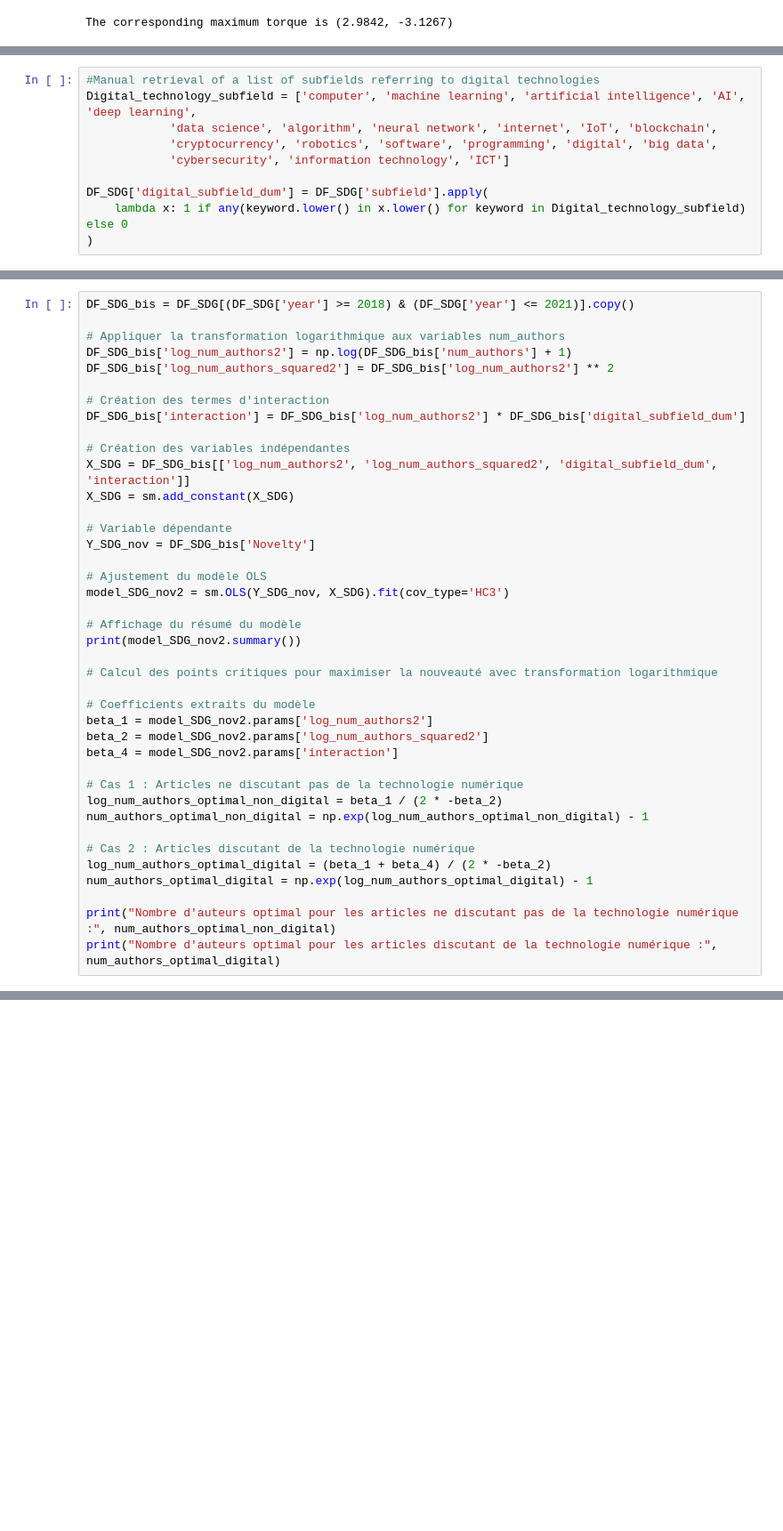
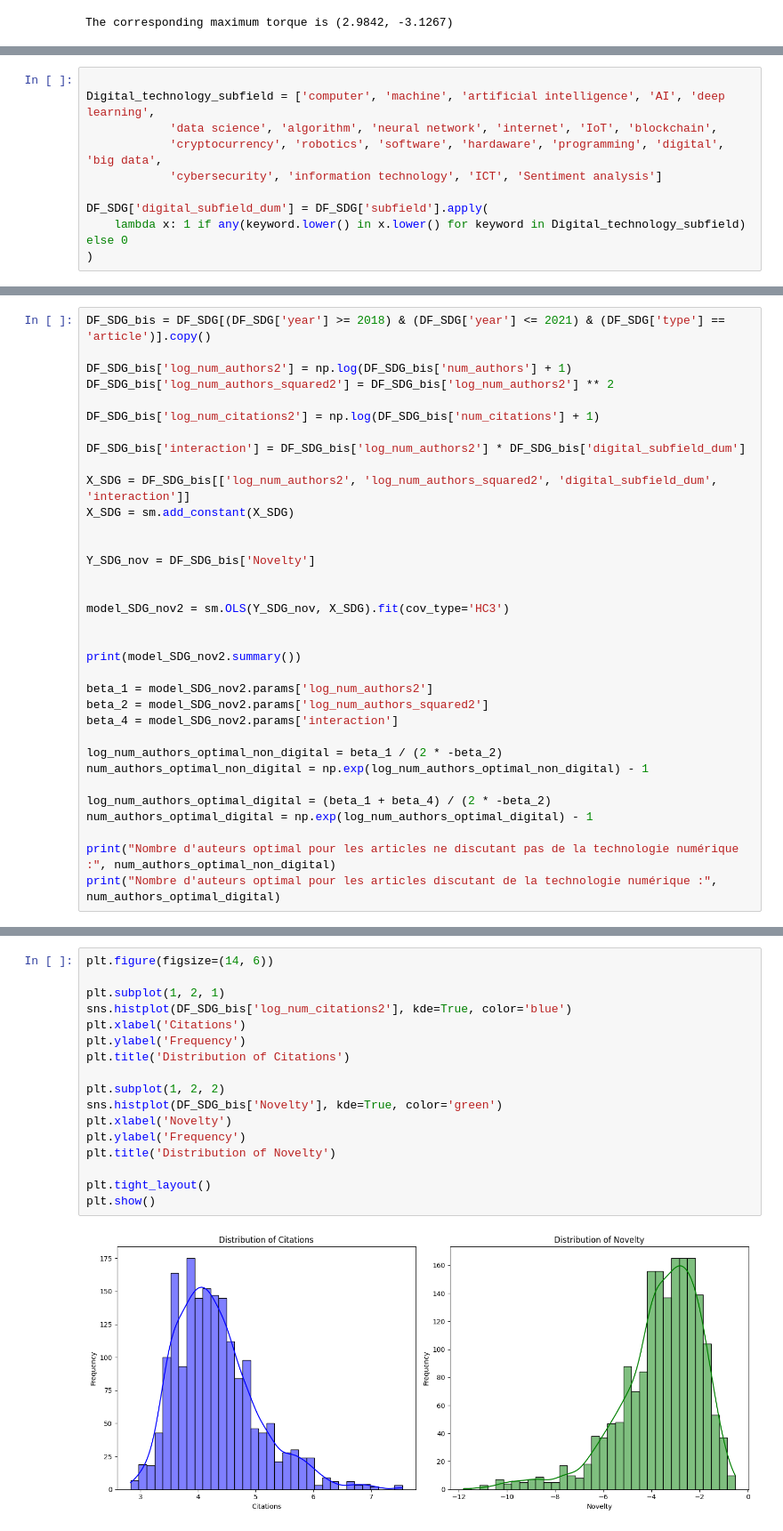
Before and after one commit to valentinb67/Master-s-thesis-2-A-scientometric-approach-to-determine-the-effect-of-group-size-on-novelty, a Jupyter notebook: Statistics.ipynb, the cells around one changed output, grey strips where cells are left out. Shown at 89% size. Cells and saved outputs as stored; diff of their text form; blank space fills up the shorter version.

```diff
--- a/Statistics.ipynb
+++ b/Statistics.ipynb
@@ -484,9 +435,9 @@ for institution in unique_univ_SDG:
 # %%
-#Manual retrieval of a list of subfields referring to digital technologies
-Digital_technology_subfield = ['computer', 'machine learning', 'artificial intelligence', 'AI', 'deep learning',
+
+Digital_technology_subfield = ['computer', 'machine', 'artificial intelligence', 'AI', 'deep learning',
             'data science', 'algorithm', 'neural network', 'internet', 'IoT', 'blockchain',
-            'cryptocurrency', 'robotics', 'software', 'programming', 'digital', 'big data',
-            'cybersecurity', 'information technology', 'ICT']
+            'cryptocurrency', 'robotics', 'software', 'hardaware', 'programming', 'digital', 'big data',
+            'cybersecurity', 'information technology', 'ICT', 'Sentiment analysis']
 
 DF_SDG['digital_subfield_dum'] = DF_SDG['subfield'].apply(
     lambda x: 1 if any(keyword.lower() in x.lower() for keyword in Digital_technology_subfield) else 0
@@ -514,38 +650,32 @@ from sklearn.preprocessing import StandardScaler
 # %%
-DF_SDG_bis = DF_SDG[(DF_SDG['year'] >= 2018) & (DF_SDG['year'] <= 2021)].copy()
+DF_SDG_bis = DF_SDG[(DF_SDG['year'] >= 2018) & (DF_SDG['year'] <= 2021) & (DF_SDG['type'] == 'article')].copy()
 
-# Appliquer la transformation logarithmique aux variables num_authors
 DF_SDG_bis['log_num_authors2'] = np.log(DF_SDG_bis['num_authors'] + 1)
 DF_SDG_bis['log_num_authors_squared2'] = DF_SDG_bis['log_num_authors2'] ** 2
 
-# Création des termes d'interaction
+DF_SDG_bis['log_num_citations2'] = np.log(DF_SDG_bis['num_citations'] + 1)
+
 DF_SDG_bis['interaction'] = DF_SDG_bis['log_num_authors2'] * DF_SDG_bis['digital_subfield_dum']
 
-# Création des variables indépendantes
 X_SDG = DF_SDG_bis[['log_num_authors2', 'log_num_authors_squared2', 'digital_subfield_dum', 'interaction']]
 X_SDG = sm.add_constant(X_SDG)
 
-# Variable dépendante
+
 Y_SDG_nov = DF_SDG_bis['Novelty']
 
-# Ajustement du modèle OLS
+
 model_SDG_nov2 = sm.OLS(Y_SDG_nov, X_SDG).fit(cov_type='HC3')
 
-# Affichage du résumé du modèle
+
 print(model_SDG_nov2.summary())
 
-# Calcul des points critiques pour maximiser la nouveauté avec transformation logarithmique
-
-# Coefficients extraits du modèle
 beta_1 = model_SDG_nov2.params['log_num_authors2']
 beta_2 = model_SDG_nov2.params['log_num_authors_squared2']
 beta_4 = model_SDG_nov2.params['interaction']
 
-# Cas 1 : Articles ne discutant pas de la technologie numérique
 log_num_authors_optimal_non_digital = beta_1 / (2 * -beta_2)
 num_authors_optimal_non_digital = np.exp(log_num_authors_optimal_non_digital) - 1
 
-# Cas 2 : Articles discutant de la technologie numérique
 log_num_authors_optimal_digital = (beta_1 + beta_4) / (2 * -beta_2)
 num_authors_optimal_digital = np.exp(log_num_authors_optimal_digital) - 1
 
@@ -789,0 +702,19 @@ We also observe that integrating the digital_subfield_dum will slightly increase
+# %%
+plt.figure(figsize=(14, 6))
+
+plt.subplot(1, 2, 1)
+sns.histplot(DF_SDG_bis['log_num_citations2'], kde=True, color='blue')
+plt.xlabel('Citations')
+plt.ylabel('Frequency')
+plt.title('Distribution of Citations')
+
+plt.subplot(1, 2, 2)
+sns.histplot(DF_SDG_bis['Novelty'], kde=True, color='green')
+plt.xlabel('Novelty')
+plt.ylabel('Frequency')
+plt.title('Distribution of Novelty')
+
+plt.tight_layout()
+plt.show()
+# %% [output]
+[figure, added]
```
Also changed, not shown: parts of 27 cells of this notebook.
